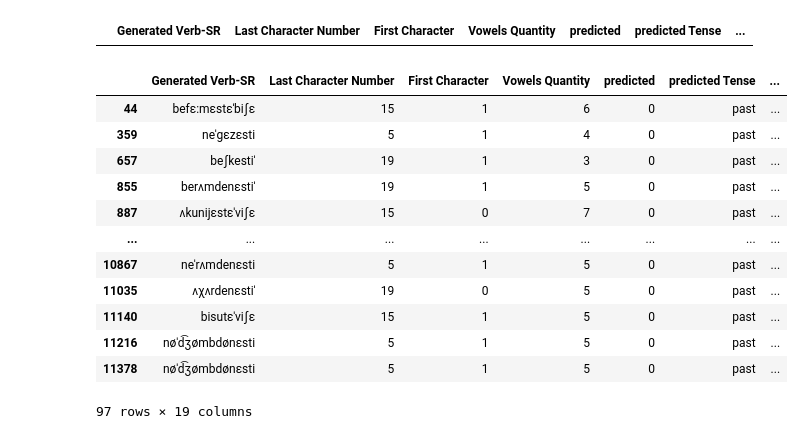
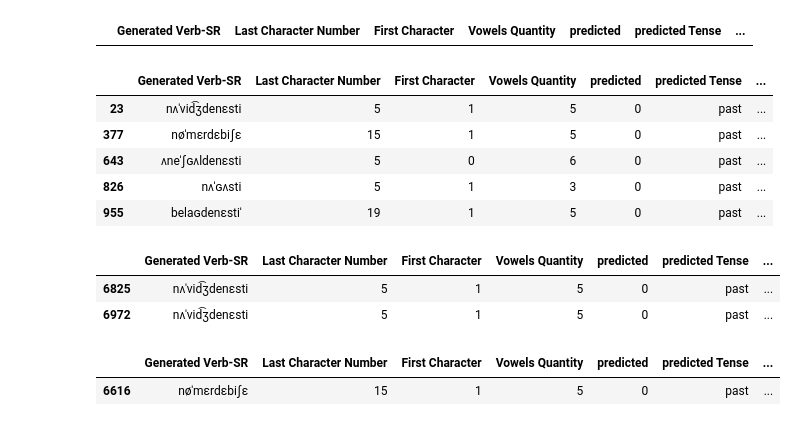
Before and after one commit to nedatahe/tati_verbs, a Jupyter notebook: 06- Logistic Regression Exploration.ipynb, the cells around one changed output. Saved outputs shown, nothing was run; the diff lists cells and outputs as text; code cells hidden in the pictures.

```diff
--- a/06- Logistic Regression Exploration.ipynb
+++ b/06- Logistic Regression Exploration.ipynb
@@ -116,20 +113,15 @@ test_data_LR.loc[(test_data_LR['actual Aspect'] == 'perfect') &  (test_data_LR['
 |  | Generated Verb-SR | Last Character Number | First Character | Vowels Quantity | predicted | predicted Tense | ... |
 # %%
 # now I want to look at person in teh data and see where the discrepency comes from
+# %%
+pd.set_option('display.max_rows', 500)
 # %%
-test_data_LR.loc[(test_data_LR['actual Person'] == '2s') &  (test_data_LR['predicted Person'] == '3sm') ]
+test_data_LR.loc[(test_data_LR['actual Person'] == '2s') &  (test_data_LR['predicted Person'] == '3sm') ].head(5)
 # %% [output]
 |  | Generated Verb-SR | Last Character Number | First Character | Vowels Quantity | predicted | predicted Tense | ... |
-| 44 | befɛ:mɛstɛˈbiʃɛ | 15 | 1 | 6 | 0 | past | ... |
-| 359 | neˈgɛzɛsti | 5 | 1 | 4 | 0 | past | ... |
-| 657 | beʃkestiˈ | 19 | 1 | 3 | 0 | past | ... |
-| 855 | berʌmdenɛstiˈ | 19 | 1 | 5 | 0 | past | ... |
-| 887 | ʌkunijɛstɛˈviʃɛ | 15 | 0 | 7 | 0 | past | ... |
-| ... | ... | ... | ... | ... | ... | ... | ... |
-| 10867 | neˈrʌmdenɛsti | 5 | 1 | 5 | 0 | past | ... |
-| 11035 | ʌχʌrdenɛstiˈ | 19 | 0 | 5 | 0 | past | ... |
-| 11140 | bisutɛˈviʃɛ | 15 | 1 | 5 | 0 | past | ... |
-| 11216 | nøˈd͡ʒømbdønɛsti | 5 | 1 | 5 | 0 | past | ... |
-| 11378 | nøˈd͡ʒømbdønɛsti | 5 | 1 | 5 | 0 | past | ... |
+| 23 | nʌˈvid͡ʒdenɛsti | 5 | 1 | 5 | 0 | past | ... |
+| 377 | nøˈmɛrdɛbiʃɛ | 15 | 1 | 5 | 0 | past | ... |
+| 643 | ʌneˈʃɢʌldenɛsti | 5 | 0 | 6 | 0 | past | ... |
+| 826 | nʌˈɢʌsti | 5 | 1 | 3 | 0 | past | ... |
+| 955 | belaɢdenɛstiˈ | 19 | 1 | 5 | 0 | past | ... |
-97 rows × 19 columns
 # %%
@@ -136,0 +129,11 @@ test_data_LR.loc[(test_data_LR['actual Person'] == '2s') &  (test_data_LR['predi
+# %%
+all_verbs[all_verbs['Generated Verb-SR'] == 'nʌˈvid͡ʒdenɛsti'] # the model does not understand this verb as a trans verb, insted understands it as an intransitive, 3 person, masc
+# %% [output]
+|  | Generated Verb-SR | Last Character Number | First Character | Vowels Quantity | predicted | predicted Tense | ... |
+| 6825 | nʌˈvid͡ʒdenɛsti | 5 | 1 | 5 | 0 | past | ... |
+| 6972 | nʌˈvid͡ʒdenɛsti | 5 | 1 | 5 | 0 | past | ... |
+# %%
+all_verbs[all_verbs['Generated Verb-SR'] == 'nøˈmɛrdɛbiʃɛ'] # this is understood as transitive
+# %% [output]
+|  | Generated Verb-SR | Last Character Number | First Character | Vowels Quantity | predicted | predicted Tense | ... |
+| 6616 | nøˈmɛrdɛbiʃɛ | 15 | 1 | 5 | 0 | past | ... |
```
Also changed, not shown: parts of 9 cells of this notebook, 3 other files.
